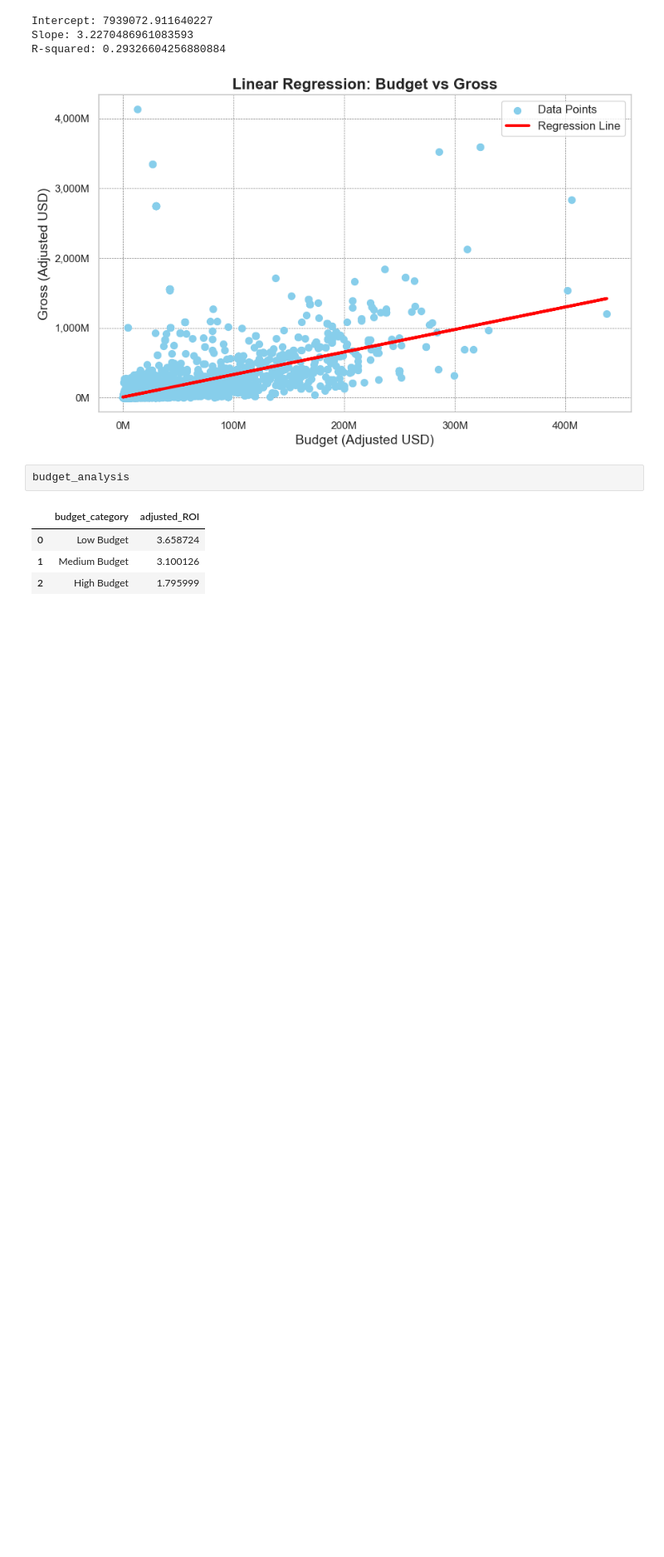
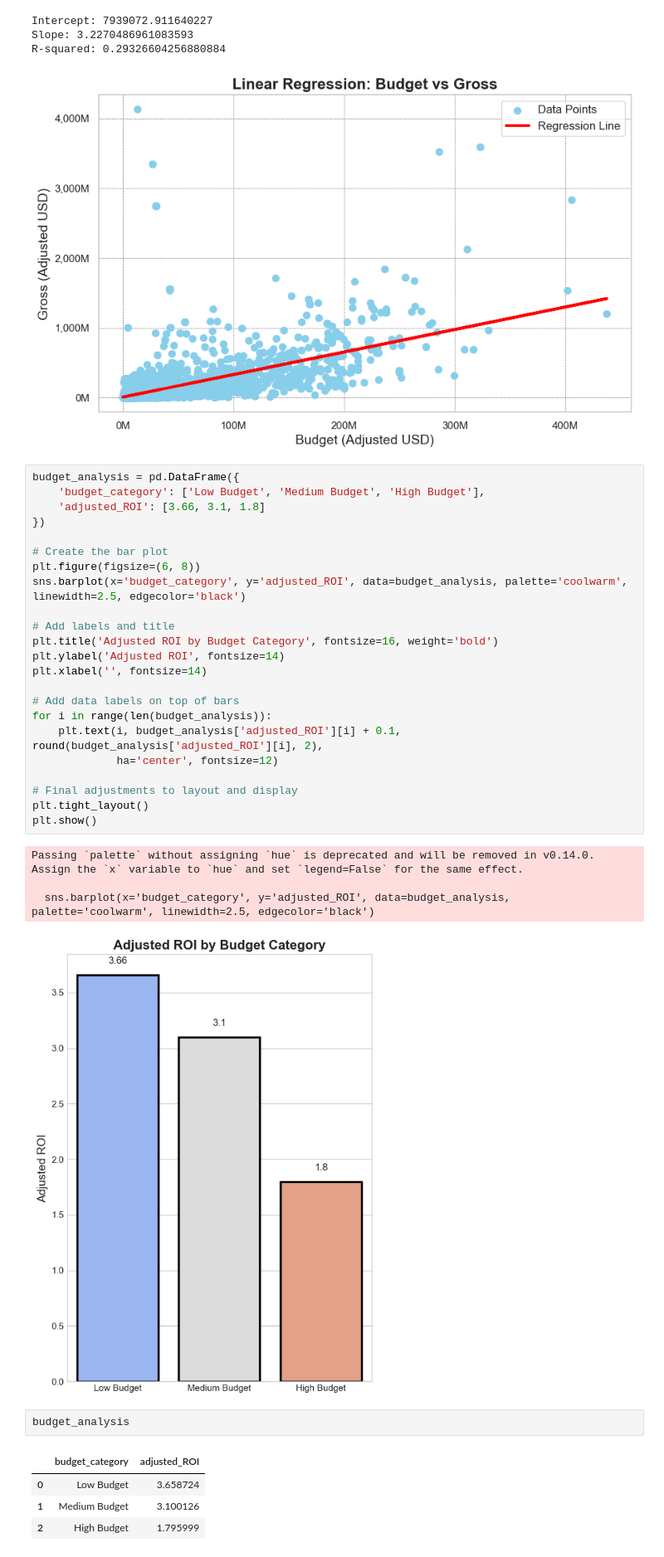
Before and after one commit to bocekout/A_Guide_to_Box_Office_Success, a Jupyter notebook: Project_nb.ipynb, the cells around one changed output. Shown at 83% size. Drawn from its saved outputs; the diff is of its cells as text; blank space fills up the shorter version.

```diff
--- a/Project_nb.ipynb
+++ b/Project_nb.ipynb
@@ -679,6 +679,34 @@ Intercept: 7939072.911640227
 Slope: 3.2270486961083593
 R-squared: 0.29326604256880884
 [figure]
+# %%
+budget_analysis = pd.DataFrame({
+    'budget_category': ['Low Budget', 'Medium Budget', 'High Budget'],
+    'adjusted_ROI': [3.66, 3.1, 1.8]
+})
+
+# Create the bar plot
+plt.figure(figsize=(6, 8))
+sns.barplot(x='budget_category', y='adjusted_ROI', data=budget_analysis, palette='coolwarm', linewidth=2.5, edgecolor='black')
+
+# Add labels and title
+plt.title('Adjusted ROI by Budget Category', fontsize=16, weight='bold')
+plt.ylabel('Adjusted ROI', fontsize=14)
+plt.xlabel('', fontsize=14)
+
+# Add data labels on top of bars
+for i in range(len(budget_analysis)):
+    plt.text(i, budget_analysis['adjusted_ROI'][i] + 0.1, round(budget_analysis['adjusted_ROI'][i], 2),
+             ha='center', fontsize=12)
+
+# Final adjustments to layout and display
+plt.tight_layout()
+plt.show()
+# %% [output]
+Passing `palette` without assigning `hue` is deprecated and will be removed in v0.14.0. Assign the `x` variable to `hue` and set `legend=False` for the same effect.
+
+  sns.barplot(x='budget_category', y='adjusted_ROI', data=budget_analysis, palette='coolwarm', linewidth=2.5, edgecolor='black')
+[figure, added]
 # %%
 budget_analysis
 # %% [output]
```
